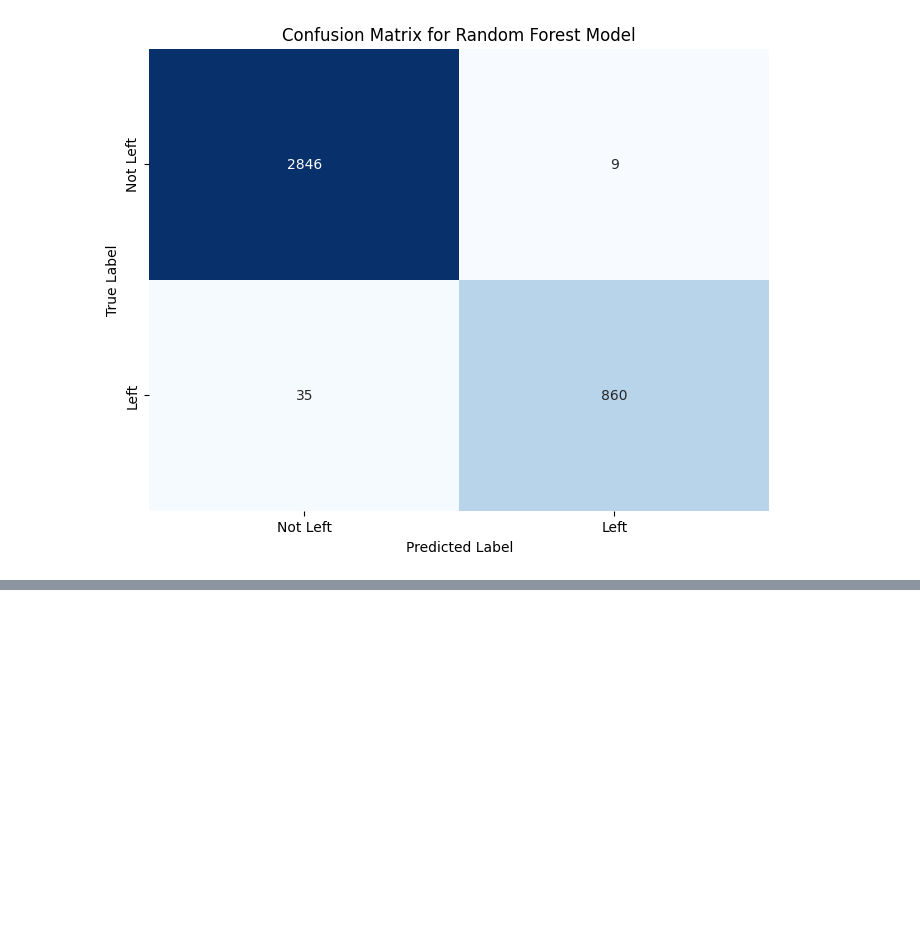
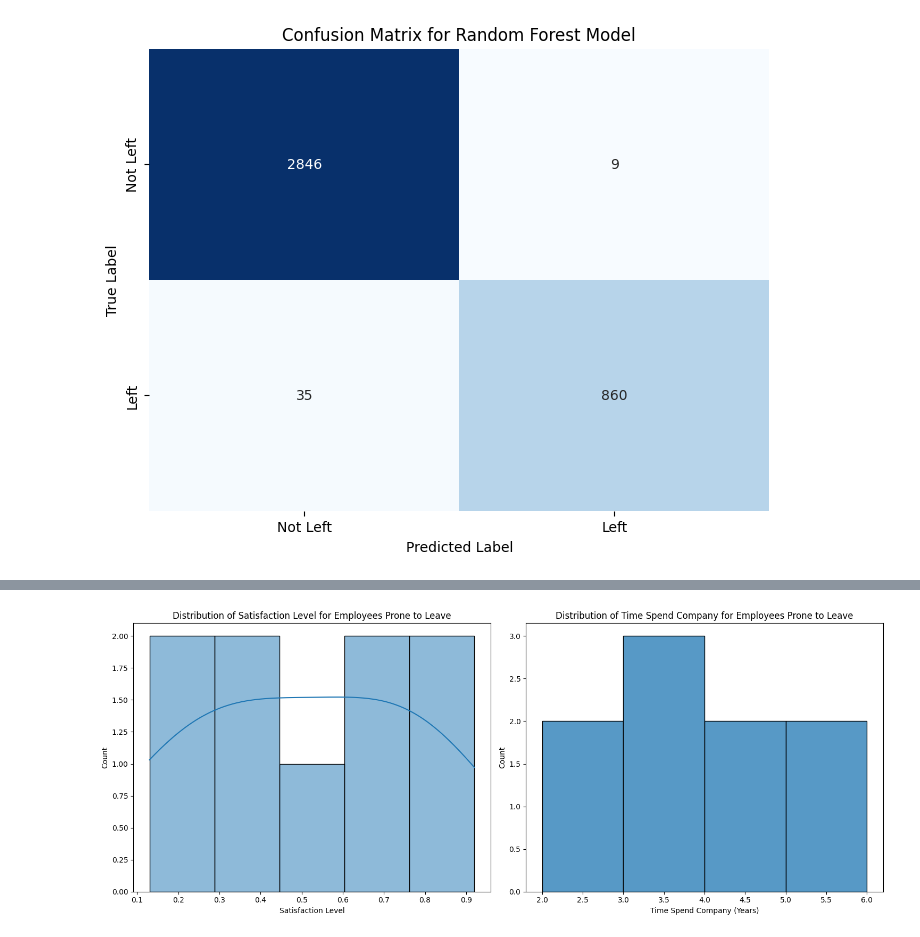
Before and after one commit to MrCee95/Employee-Attrition, a Jupyter notebook: Employee Attrition Final.ipynb, the cells around one changed output, grey strips where cells are left out. Saved outputs shown, nothing was run; the diff lists cells and outputs as text; code cells hidden in the pictures; blank space fills up the shorter version.

```diff
--- a/Employee Attrition Final.ipynb
+++ b/Employee Attrition Final.ipynb
@@ -446,7 +498,7 @@ y_test3=pd.DataFrame(y_pred)
 
 y_test3.reset_index(inplace=True, drop=True)
 
-gf=pd.concat([y_test1.reset_index(),y_test3],1)
+gf=pd.concat([y_test1.reset_index(),y_test3],axis=1)
 
 new_df=gf[gf.Left==0]
 
@@ -461,0 +780,15 @@ Employees_prone_to_leave
+# %%
+# Merge Employees_prone_to_leave with final_df to get all features
+# final_df contains both Left and not Left employees with all features and dummies
+# It also contains the original 'Emp ID' column before splitting for train/test
+
+employees_actual_stayed_predicted_left = pd.merge(
+    Employees_prone_to_leave,
+    final_df.drop(columns=['Left']),
+    on='Emp ID',
+    how='left'
+)
+
+print("Shape of Employees_prone_to_leave:", Employees_prone_to_leave.shape)
+print("Shape of employees_actual_stayed_predicted_left:", employees_actual_stayed_predicted_left.shape)
+display(employees_actual_stayed_predicted_left.head())
@@ -461,0 +817,21 @@ Employees_prone_to_leave
+# %%
+plt.figure(figsize=(15, 6))
+
+# Satisfaction Level distribution
+plt.subplot(1, 2, 1)
+sns.histplot(employees_actual_stayed_predicted_left['satisfaction_level'], kde=True)
+plt.title('Distribution of Satisfaction Level for Employees Prone to Leave')
+plt.xlabel('Satisfaction Level')
+plt.ylabel('Count')
+
+# Time Spend Company distribution
+plt.subplot(1, 2, 2)
+sns.histplot(employees_actual_stayed_predicted_left['time_spend_company'], bins=range(min(employees_actual_stayed_predicted_left['time_spend_company']), max(employees_actual_stayed_predicted_left['time_spend_company']) + 2), kde=False)
+plt.title('Distribution of Time Spend Company for Employees Prone to Leave')
+plt.xlabel('Time Spend Company (Years)')
+plt.ylabel('Count')
+
+plt.tight_layout()
+plt.show()
+# %% [output]
+[figure, added]
```
Also changed, not shown: parts of 24 cells of this notebook.
